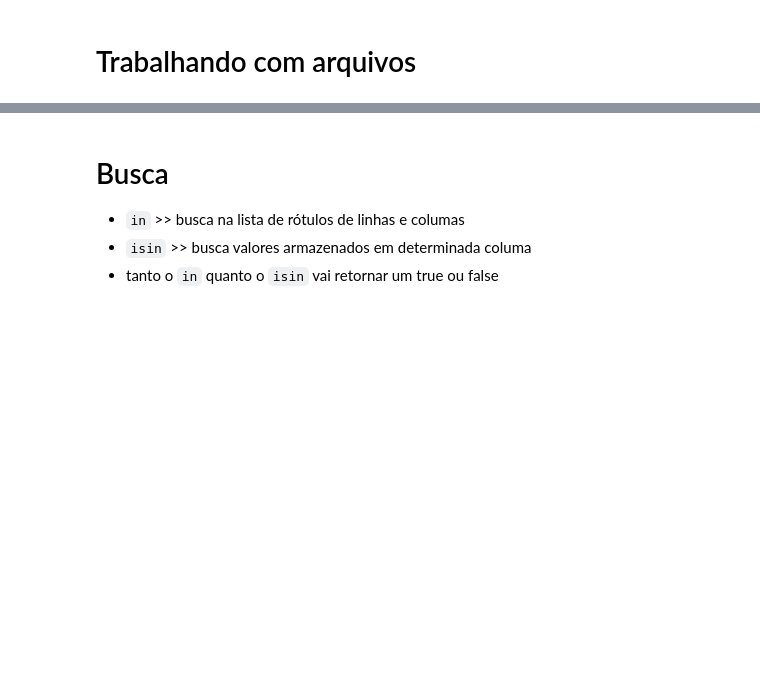
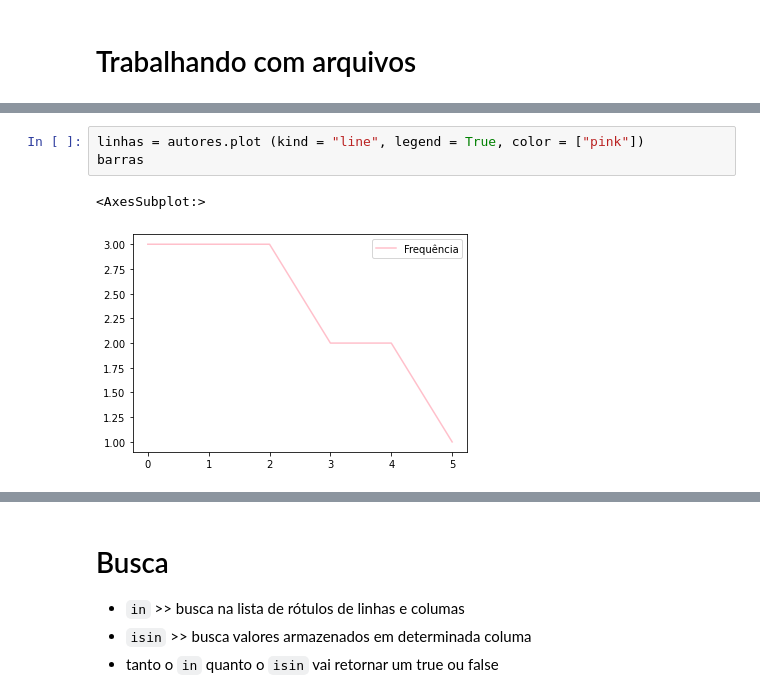
Before and after one commit to rtosta/python_analise_dados, a Jupyter notebook: Análise_dados.ipynb, the cells around one changed output, grey strips where cells are left out. Saved outputs shown, nothing was run; the diff lists cells and outputs as text; blank space fills up the shorter version.

```diff
--- a/Análise_dados.ipynb
+++ b/Análise_dados.ipynb
@@ -172,0 +231,6 @@ contexto.shape
+# %%
+linhas = autores.plot (kind = "line", legend = True, color = ["pink"])
+barras
+# %% [output]
+<AxesSubplot:>
+[figure, added]
```
Also changed, not shown: parts of 22 cells of this notebook.
